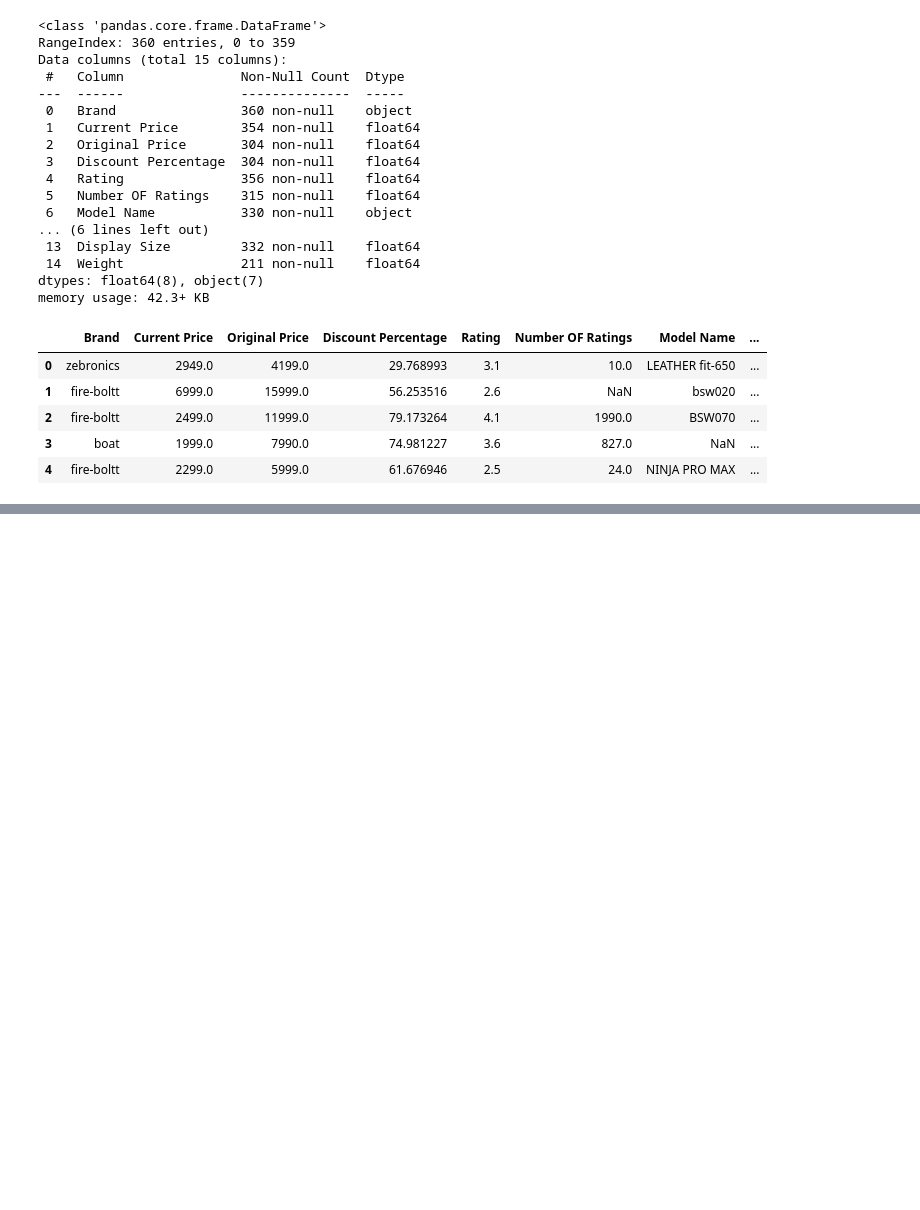
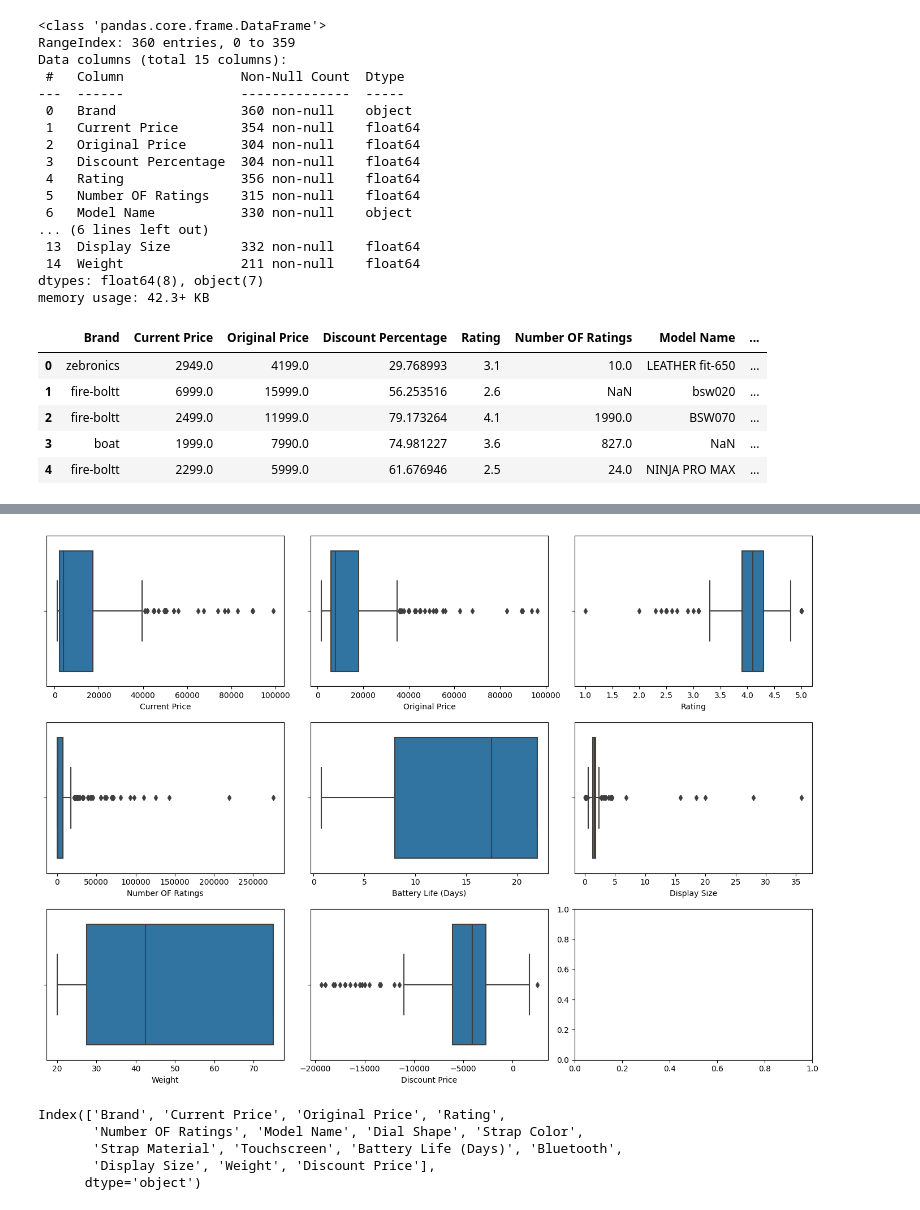
Before and after one commit to ShibilPM/Watch-price-pred-ML, a Jupyter notebook: notebook/feature_engineering.ipynb, the cells around one changed output, grey strips where cells are left out. Cells and saved outputs as stored; diff of their text form; code cells hidden in the pictures; blank space fills up the shorter version.

```diff
--- a/notebook/feature_engineering.ipynb
+++ b/notebook/feature_engineering.ipynb
@@ -148,0 +238,14 @@ train_df.head()
+# %%
+fig, axes = plt.subplots(nrows=3, ncols=3, figsize=(14, 10))
+
+for i, colum in enumerate(numerical_col):
+    row = i // 3
+    col = i % 3
+    ax= axes[row, col]
+    sns.boxplot(x=train_df[colum], ax=ax)
+    ax.set_xlabel(colum)
+
+fig.tight_layout()
+plt.show()
+# %% [output]
+[figure, added]
@@ -148,0 +260,8 @@ train_df.head()
+# %%
+train_df.columns
+# %% [output]
+Index(['Brand', 'Current Price', 'Original Price', 'Rating',
+       'Number OF Ratings', 'Model Name', 'Dial Shape', 'Strap Color',
+       'Strap Material', 'Touchscreen', 'Battery Life (Days)', 'Bluetooth',
+       'Display Size', 'Weight', 'Discount Price'],
+      dtype='object')
```
Also changed, not shown: parts of 30 cells of this notebook.
